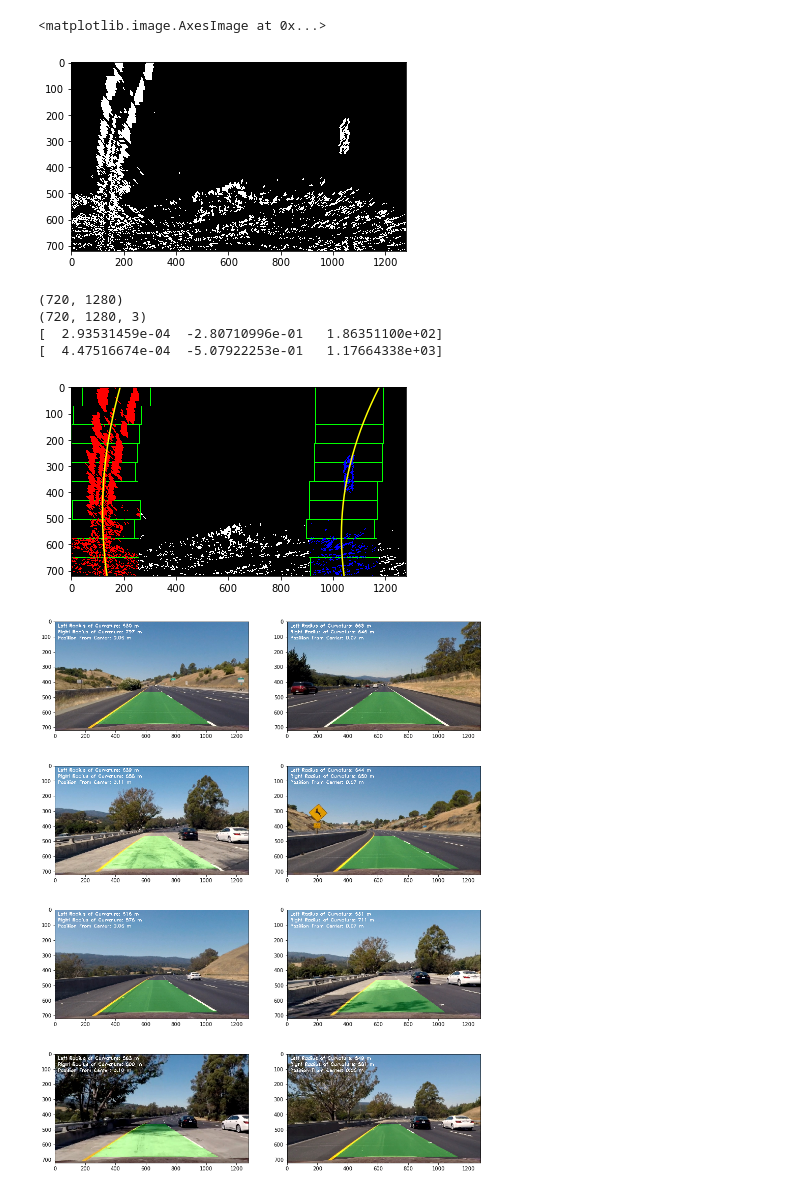
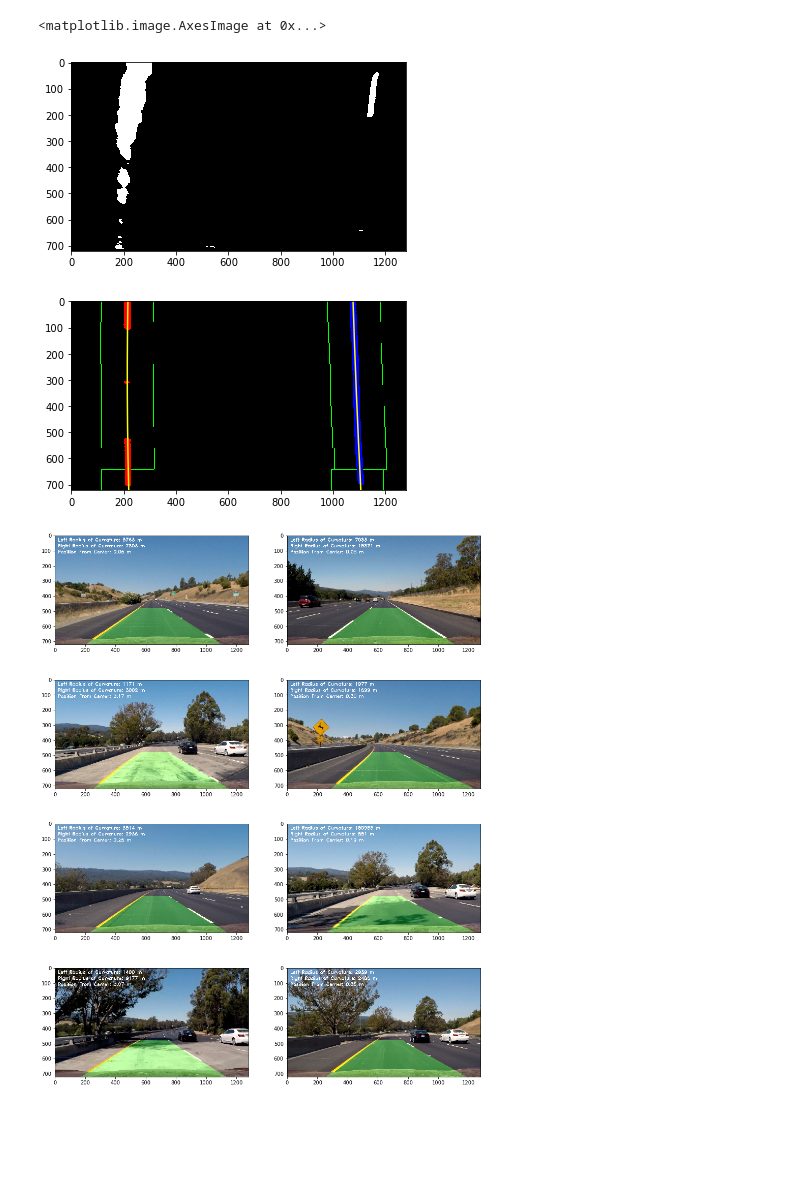
Before and after one commit to kmlee17/CarND-Advanced-Lane-Lines, a Jupyter notebook: advanced_lane_lines.ipynb, the cells around one changed output. Drawn from its saved outputs; the diff is of its cells as text; code cells hidden in the pictures; blank space fills up the shorter version.

```diff
--- a/advanced_lane_lines.ipynb
+++ b/advanced_lane_lines.ipynb
@@ -80,3 +100,18 @@ def img_pipeline(img):
+# %%
+# Run image through undistortion, warping, and color/gradient thesholding
+def img_pipeline(img):
+    undist = cv2.undistort(img, mtx, dist, None, mtx)
+    y, x = undist.shape[:2]
+    warp = cv2.warpPerspective(undist, M, (x, y))
+    luv = cv2.cvtColor(warp, cv2.COLOR_RGB2LUV)
+    l_chan = luv[:,:,0]
+    l_binary = l_bin_thresh(l_chan, thresh=(205, 255))
+    lab = cv2.cvtColor(warp, cv2.COLOR_RGB2LAB)
+    b_chan = lab[:,:,2]
+    b_binary = b_bin_thresh(b_chan, thresh=(200, 255))
+    combined = np.zeros_like(l_chan)
+    combined[((l_binary == 1) | (b_binary == 1))] = 1
+    return combined
 # %%
 # Load test images
 image_paths = glob.glob('./test_images/*.jpg')
@@ -84,7 +119,7 @@ image_paths = glob.glob('./test_images/*.jpg')
 images = []
 
 for path in image_paths:
-    images.append(cv2.imread(path))
+    images.append(mpimg.imread(path))
 
 output_images = []
 
@@ -97,10 +132,10 @@ show_images(output_images, cmap='gray')
 # %%
-problem2 = cv2.imread('problem2.jpg')
+problem2 = mpimg.imread('problem2.jpg')
 out = img_pipeline(problem2)
 plt.imshow(out, cmap='gray')
 # %% [output]
 <matplotlib.image.AxesImage at 0x...>
-[figure, old version]
+[figure, new version]
 # %%
 def sliding_windows_fit(binary_warped):
     # Take a histogram of the bottom half of the image
@@ -114,7 +149,7 @@ def sliding_windows_fit(binary_warped):
     rightx_base = np.argmax(histogram[midpoint:]) + midpoint
 
     # Choose the number of sliding windows
-    nwindows = 10
+    nwindows = 9
     # Set height of windows
     window_height = np.int(binary_warped.shape[0]/nwindows)
     # Identify the x and y positions of all nonzero pixels in the image
@@ -125,7 +160,7 @@ def sliding_windows_fit(binary_warped):
     leftx_current = leftx_base
     rightx_current = rightx_base
     # Set the width of the windows +/- margin
-    margin = 130
+    margin = 100
     # Set minimum number of pixels found to recenter window
     minpix = 50
     # Create empty lists to receive left and right lane pixel indices
@@ -178,30 +213,23 @@ def sliding_windows_fit(binary_warped):
 # %%
 def visualize_birds_eye(img):
     binary_warped = img_pipeline(img)
-    print(binary_warped.shape)
     left_fit, right_fit, left_lane_inds, right_lane_inds, out_img, nonzerox, nonzeroy = sliding_windows_fit(binary_warped)
-    print(out_img.shape)
     ploty = np.linspace(0, binary_warped.shape[0]-1, binary_warped.shape[0] )
     left_fitx = left_fit[0]*ploty**2 + left_fit[1]*ploty + left_fit[2]
     right_fitx = right_fit[0]*ploty**2 + right_fit[1]*ploty + right_fit[2]
     out_img[nonzeroy[left_lane_inds], nonzerox[left_lane_inds]] = [255, 0, 0]
     out_img[nonzeroy[right_lane_inds], nonzerox[right_lane_inds]] = [0, 0, 255]
     plt.imshow(out_img)
     plt.plot(left_fitx, ploty, color='yellow')
     plt.plot(right_fitx, ploty, color='yellow')
     plt.xlim(0, 1280)
     plt.ylim(720, 0)
     return ploty, left_fit, right_fit
 
-ploty, lf, rf = visualize_birds_eye(cv2.imread('problem.jpg'))
-print(lf)
-print(rf)
+# ploty, lf, rf = visualize_birds_eye(mpimg.imread('problem2.jpg'))
+ploty, lf, rf = visualize_birds_eye(images[1])
 # %% [output]
-(720, 1280)
-(720, 1280, 3)
-[  2.93531459e-04  -2.80710996e-01   1.86351100e+02]
-[  4.47516674e-04  -5.07922253e-01   1.17664338e+03]
-[figure, old version]
+[figure, new version]
 # %%
 def draw_lane(img, bin_img, left_fit, right_fit):
     yMax = img.shape[0]
@@ -272,16 +294,15 @@ fig, ax = plt.subplots(4, 2, figsize=(15, 20))
 ax = ax.ravel()
 for i, img in enumerate(images):
     binary_warped = img_pipeline(img)
-    img = cv2.undistort(img, mtx, dist, None, mtx)
     left_fit, right_fit, left_lane_inds, right_lane_inds, out_img, nonzerox, nonzeroy = sliding_windows_fit(binary_warped)
     final = draw_lane(img, binary_warped, left_fit, right_fit)
-    curvature = get_curvature(left_fit, right_fit)
+    curvature = get_curvature(binary_warped, left_lane_inds, right_lane_inds)
     cv2.putText(final, 'Left Radius of Curvature: {:.0f} m'.format(curvature[0]), (20,40), font, 1, font_color, 2)
     cv2.putText(final, 'Right Radius of Curvature: {:.0f} m'.format(curvature[1]), (20,80), font, 1, font_color, 2)
     cv2.putText(final, 'Position From Center: {:.2f} m'.format(curvature[2]), (20,120), font, 1, font_color, 2)
-    ax[i].imshow(cv2.cvtColor(final, cv2.COLOR_BGR2RGB))
+    ax[i].imshow(final)
 # %% [output]
-[figure, old version]
+[figure, new version]
 # %%
 def total_pipeline(img):
     binary_warped = img_pipeline(img)
```
Also changed, not shown: parts of 8 cells of this notebook, 11 other files.
